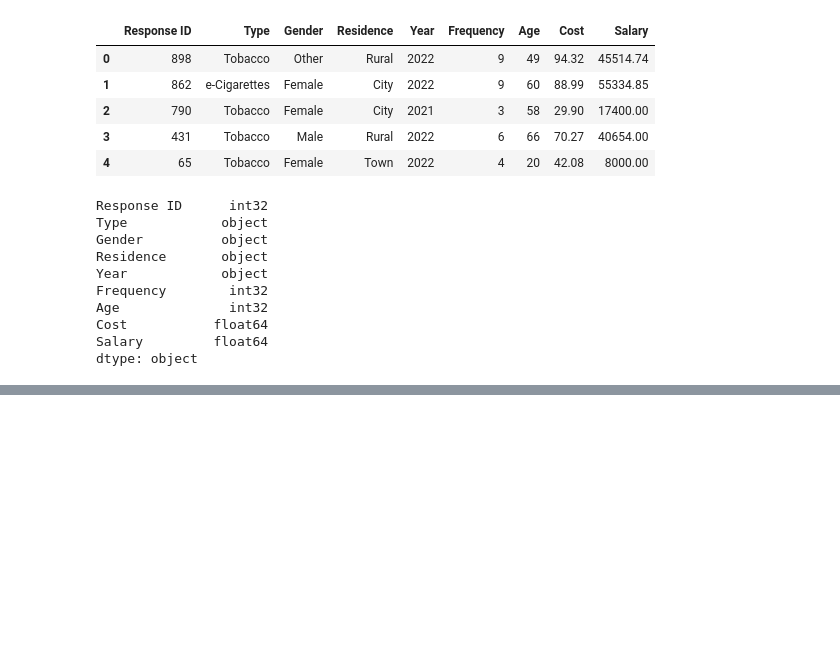
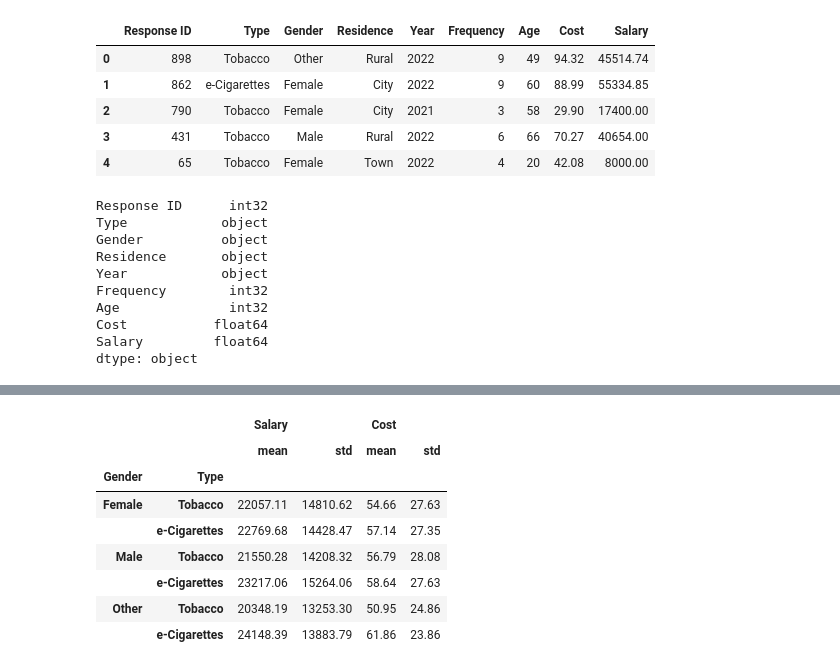
Before and after one commit to MSoD1/Programming-for-Data-Analysis, a Jupyter notebook: Project1_Synthesis_Data.ipynb, the cells around one changed output, grey strips where cells are left out. Cells and saved outputs as stored; diff of their text form; code cells hidden in the pictures; blank space fills up the shorter version.

```diff
--- a/Project1_Synthesis_Data.ipynb
+++ b/Project1_Synthesis_Data.ipynb
@@ -109,0 +119,14 @@ df['Salary'] = np.float32(df['Salary'])
+# %%
+df2= df.loc[:, ['Salary','Cost','Type','Gender']]
+df2.groupby(['Type']).agg([np.mean, np.std]).round(2)
+df2.groupby(["Gender","Type"]).agg([np.mean, np.std]).round(2)
+# %% [output]
+|  |  | Salary |  | Cost |  |
+|  |  | mean | std | mean | std |
+| Gender | Type |  |  |  |  |
+| Female | Tobacco | 22057.11 | 14810.62 | 54.66 | 27.63 |
+|  | e-Cigarettes | 22769.68 | 14428.47 | 57.14 | 27.35 |
+| Male | Tobacco | 21550.28 | 14208.32 | 56.79 | 28.08 |
+|  | e-Cigarettes | 23217.06 | 15264.06 | 58.64 | 27.63 |
+| Other | Tobacco | 20348.19 | 13253.30 | 50.95 | 24.86 |
+|  | e-Cigarettes | 24148.39 | 13883.79 | 61.86 | 23.86 |
```
Also changed, not shown: parts of 6 cells of this notebook.
